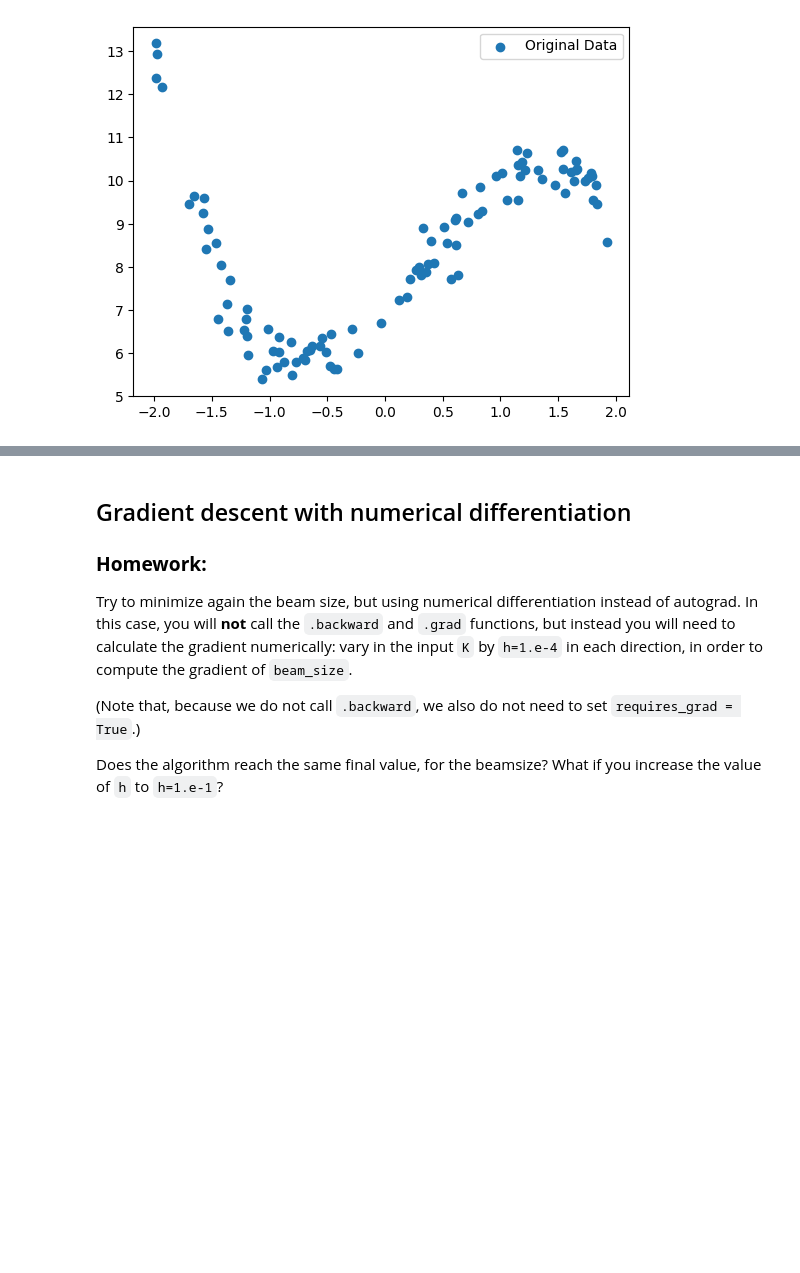
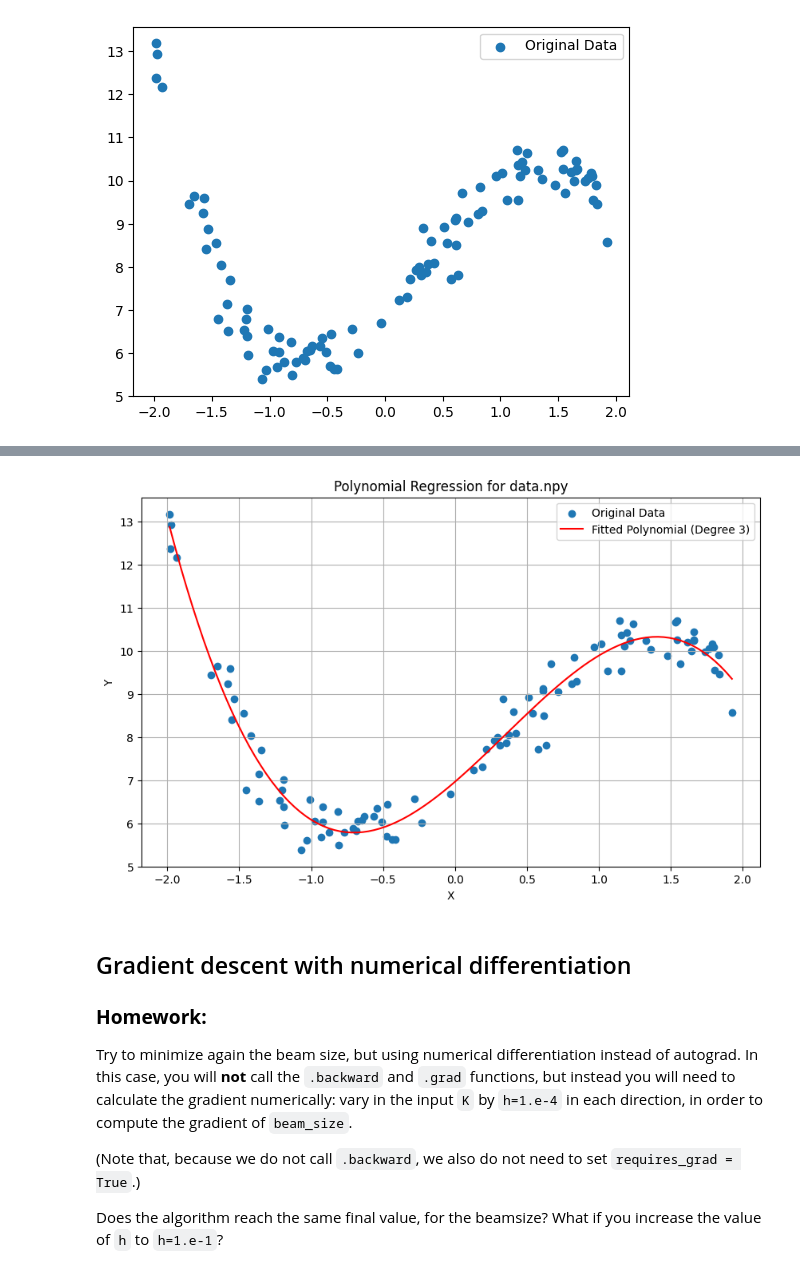
Before and after one commit to 96kasun/Labs, a Jupyter notebook: labs/lab_01_local_optimization/lab_01.ipynb, the cells around one changed output, grey strips where cells are left out. Cells and saved outputs as stored; diff of their text form; code cells hidden in the pictures; blank space fills up the shorter version.

```diff
--- a/labs/lab_01_local_optimization/lab_01.ipynb
+++ b/labs/lab_01_local_optimization/lab_01.ipynb
@@ -548,3 +548,70 @@ plt.legend()
 plt.show()
 # %% [output]
 [figure]
+# %%
+X = data[:, 0].unsqueeze(1) # Features
+Y = data[:, 1].unsqueeze(1) # Targets
+
+# Define a Polynomial Regression Model
+class PolynomialRegressionModel(nn.Module):
+    def __init__(self, degree=3):
+        super(PolynomialRegressionModel, self).__init__()
+        self.degree = degree
+        # Initialize coefficients for polynomial terms from x^0 to x^degree
+        self.coeffs = nn.ParameterList([nn.Parameter(torch.randn(1)) for _ in range(degree + 1)])
+
+    def forward(self, x):
+        # Calculate y_pred = c_0 + c_1*x + c_2*x^2 + ... + c_degree*x^degree
+        # x is assumed to be (N, 1)
+        y_pred = self.coeffs[0] # c_0 term (bias)
+        for i in range(1, self.degree + 1):
+            y_pred = y_pred + self.coeffs[i] * (x ** i)
+        return y_pred
+
+# Instantiate model, loss, and optimizer
+polynomial_degree = 3 # You can change this to 2, 4, etc. to try different polynomial orders
+model = PolynomialRegressionModel(degree=polynomial_degree)
+criterion = nn.MSELoss()
+optimizer = torch.optim.Adam(model.parameters(), lr=0.01) # Learning rate can be tuned
+
+# Training loop
+epochs = 10000 # Increased epochs for better convergence
+print("Starting training...")
+for epoch in range(epochs):
+    # Forward pass
+    y_pred = model(X)
+    loss = criterion(y_pred, Y)
+
+    # Backward pass
+    optimizer.zero_grad()
+    loss.backward()
+    optimizer.step()
+
+    # Print loss every 1000 epochs
+    if (epoch + 1) % 1000 == 0:
+        print(f"Epoch {epoch+1}/{epochs}, Loss: {loss.item():.6f}")
+
+print("Training complete.")
+
+# Plotting the results
+plt.figure(figsize=(10, 6))
+plt.scatter(X.numpy(), Y.numpy(), label='Original Data')
+
+# Create a smooth range of X values for plotting the fitted curve
+x_min, x_max = X.min().item(), X.max().item()
+smooth_X = torch.linspace(x_min, x_max, 100).unsqueeze(1)
+
+# Get predictions from the trained model
+model.eval() # Set model to evaluation mode
+with torch.no_grad():
+    predicted_Y = model(smooth_X).numpy()
+model.train() # Set model back to training mode if further training is expected
+
+plt.plot(smooth_X.numpy(), predicted_Y, color='red', label=f'Fitted Polynomial (Degree {polynomial_degree})')
+plt.xlabel('X')
+plt.ylabel('Y')
+plt.title('Polynomial Regression for data.npy')
+plt.legend()
+plt.grid(True)
+plt.show()
+# %% [output]
@@ -551,3 +630,4 @@ plt.show()
+[figure, added]
 # %% [markdown]
 ## Gradient descent with numerical differentiation
 
```
Also changed, not shown: parts of 8 cells of this notebook.
